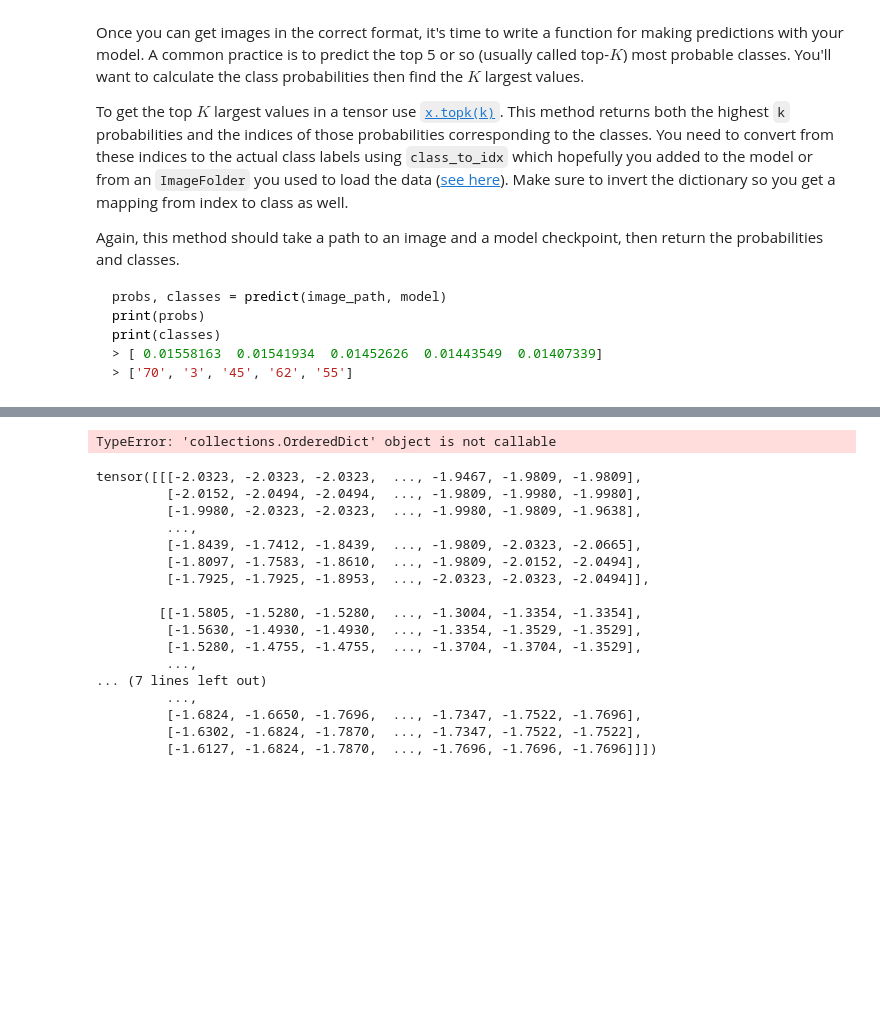
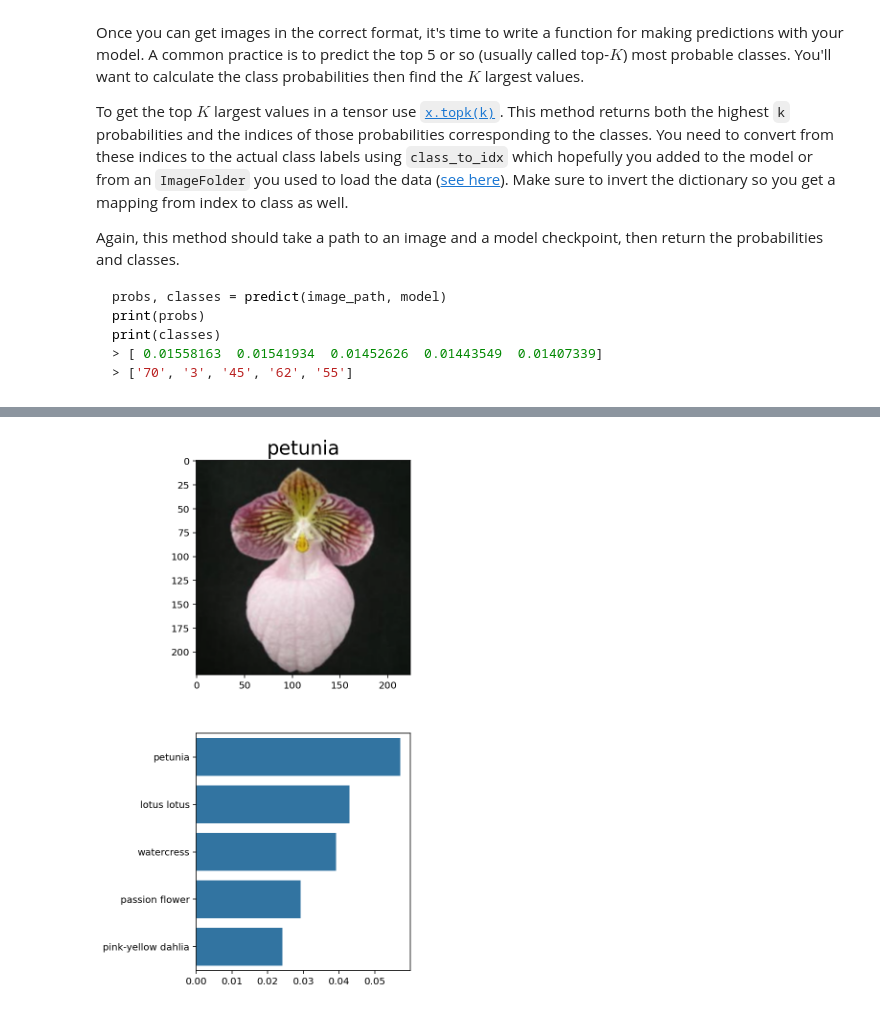
Before and after one commit to ojlise/Udacity_Flowers, a Jupyter notebook: ImageClassifierProject.ipynb, the cells around one changed output, grey strips where cells are left out. Saved outputs shown, nothing was run; the diff lists cells and outputs as text; code cells hidden in the pictures; blank space fills up the shorter version.

```diff
--- a/ImageClassifierProject.ipynb
+++ b/ImageClassifierProject.ipynb
@@ -515,43 +543,3 @@ Now that you can use a trained model for predictions, check to make sure it make
 <img src='assets/inference_example.png' width=300px>
 
 You can convert from the class integer encoding to actual flower names with the `cat_to_name.json` file (should have been loaded earlier in the notebook). To show a PyTorch tensor as an image, use the `imshow` function defined above.
-# %%
-# TODO: Display an image along with the top 5 classes
-%matplotlib inline
-%config InlineBackend.figure_format = 'retina'
-
-import helper
-
-# Test out your network!
-
-dataiter = iter(testloader)
-images, labels = dataiter.next()
-img = images[1]
-
-# TODO: Calculate the class probabilities (softmax) for img
-ps = torch.exp(model(img))
-
-# Plot the image and probabilities
-#helper.view_classify(img, ps, version='Fashion')
-# %% [output]
-TypeError: 'collections.OrderedDict' object is not callable
-# %%
-img
-# %% [output]
-tensor([[[-2.0323, -2.0323, -2.0323,  ..., -1.9467, -1.9809, -1.9809],
-         [-2.0152, -2.0494, -2.0494,  ..., -1.9809, -1.9980, -1.9980],
-         [-1.9980, -2.0323, -2.0323,  ..., -1.9980, -1.9809, -1.9638],
-         ...,
-         [-1.8439, -1.7412, -1.8439,  ..., -1.9809, -2.0323, -2.0665],
-         [-1.8097, -1.7583, -1.8610,  ..., -1.9809, -2.0152, -2.0494],
-         [-1.7925, -1.7925, -1.8953,  ..., -2.0323, -2.0323, -2.0494]],
-
-        [[-1.5805, -1.5280, -1.5280,  ..., -1.3004, -1.3354, -1.3354],
-         [-1.5630, -1.4930, -1.4930,  ..., -1.3354, -1.3529, -1.3529],
-         [-1.5280, -1.4755, -1.4755,  ..., -1.3704, -1.3704, -1.3529],
-         ...,
-... (7 lines left out)
-         ...,
-         [-1.6824, -1.6650, -1.7696,  ..., -1.7347, -1.7522, -1.7696],
-         [-1.6302, -1.6824, -1.7870,  ..., -1.7347, -1.7522, -1.7522],
-         [-1.6127, -1.6824, -1.7870,  ..., -1.7696, -1.7696, -1.7696]]])
@@ -557,0 +577,26 @@ tensor([[[-2.0323, -2.0323, -2.0323,  ..., -1.9467, -1.9809, -1.9809],
+# %%
+# randombly pick flower from the Validations set to predict
+
+# The Path.iterdir method returns a generator, so we must convert it to a list
+# before passing it to random.choice, which expects an iterable.
+
+class_names = valid_data.classes
+
+# get first level of subdirectories like 1, 45, 23
+path: Path = Path(valid_dir)
+random_path = choice(list(path.iterdir()))
+
+# get image files from the randomly chosen subdirectory above
+path: Path = Path(random_path)
+test_image = choice(list(path.iterdir()))
+
+# predict flower
+probs, classes = predict(test_image, model)
+
+# get top scoring flowers
+flower_names = [cat_to_name[class_names[e]] for e in classes]
+
+# send image to prediction
+plot_solution(test_image, model)
+# %% [output]
+[figure, added]
```
Also changed, not shown: parts of 24 cells of this notebook.
